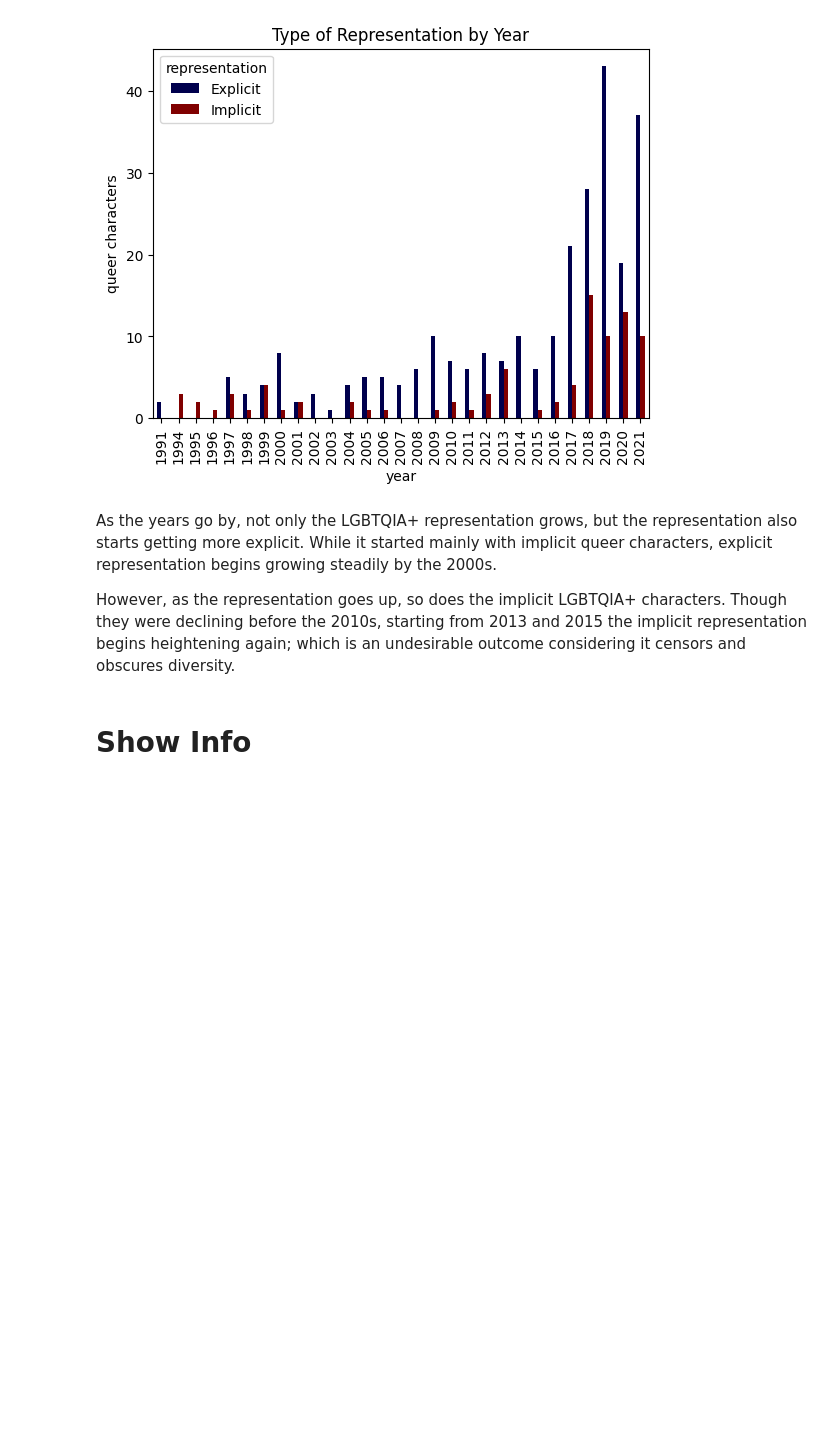
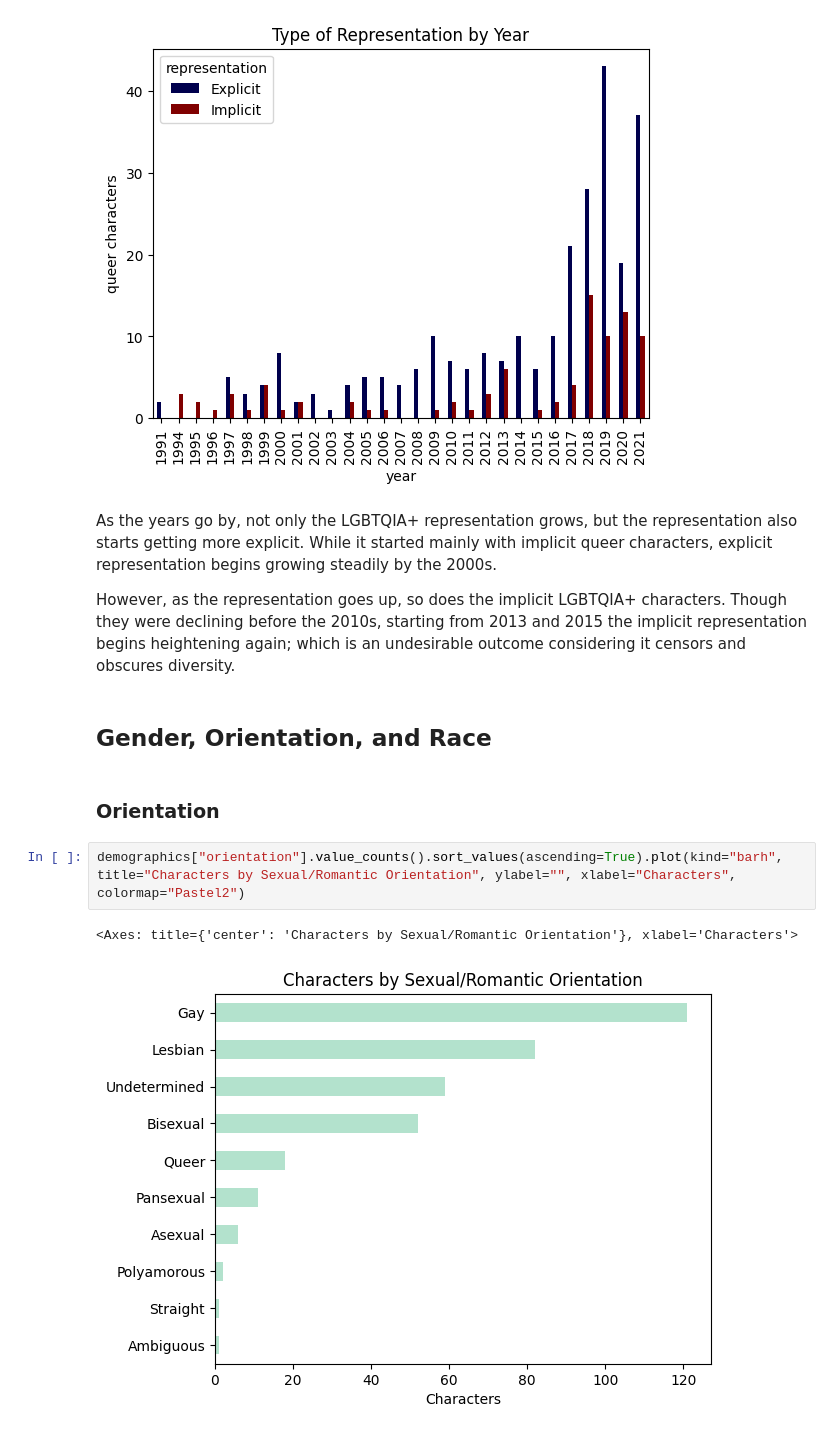
Before and after one commit to aiko-isnt-ded/lgbtqia-rep, a Jupyter notebook: notebooks/animated_shows.ipynb, the cells around one changed output. Drawn from its saved outputs; the diff is of its cells as text; blank space fills up the shorter version.

Commit message:
demographics analysis

```diff
--- a/notebooks/animated_shows.ipynb
+++ b/notebooks/animated_shows.ipynb
@@ -103,5 +104,12 @@ demographics.groupby(["year", "representation"]).size().unstack().plot(kind="bar
 As the years go by, not only the LGBTQIA+ representation grows, but the representation also starts getting more explicit. While it started mainly with implicit queer characters, explicit representation begins growing steadily by the 2000s.
 
 However, as the representation goes up, so does the implicit LGBTQIA+ characters. Though they were declining before the 2010s, starting from 2013 and 2015 the implicit representation begins heightening again; which is an undesirable outcome considering it censors and obscures diversity.
-# %% [markdown]
-# Show Info
+# %% [markdown]
+## Gender, Orientation, and Race
+# %% [markdown]
+### Orientation
+# %%
+demographics["orientation"].value_counts().sort_values(ascending=True).plot(kind="barh", title="Characters by Sexual/Romantic Orientation", ylabel="", xlabel="Characters", colormap="Pastel2")
+# %% [output]
+<Axes: title={'center': 'Characters by Sexual/Romantic Orientation'}, xlabel='Characters'>
+[figure, added]
```
Also changed, not shown: parts of 11 cells of this notebook.
